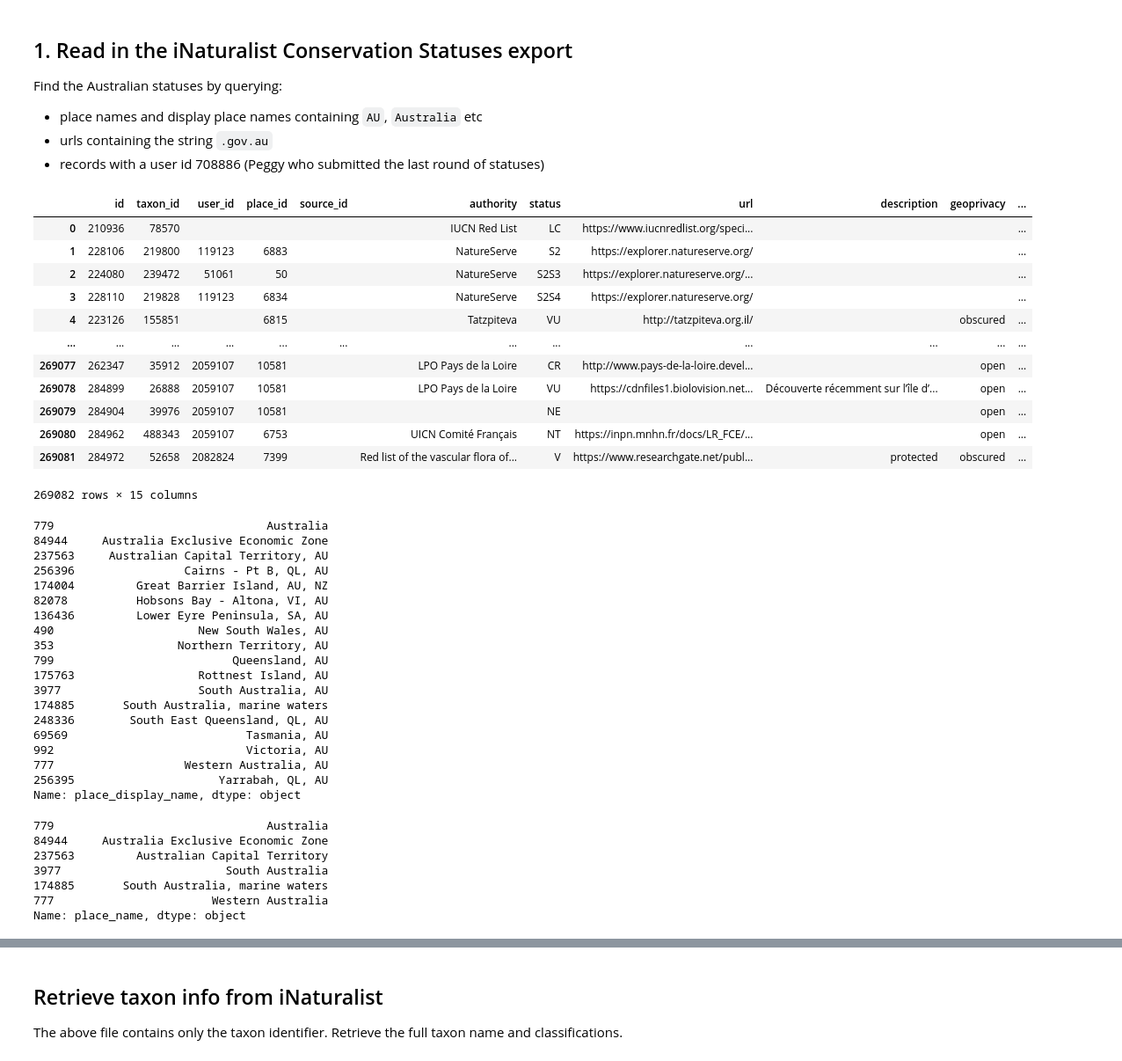
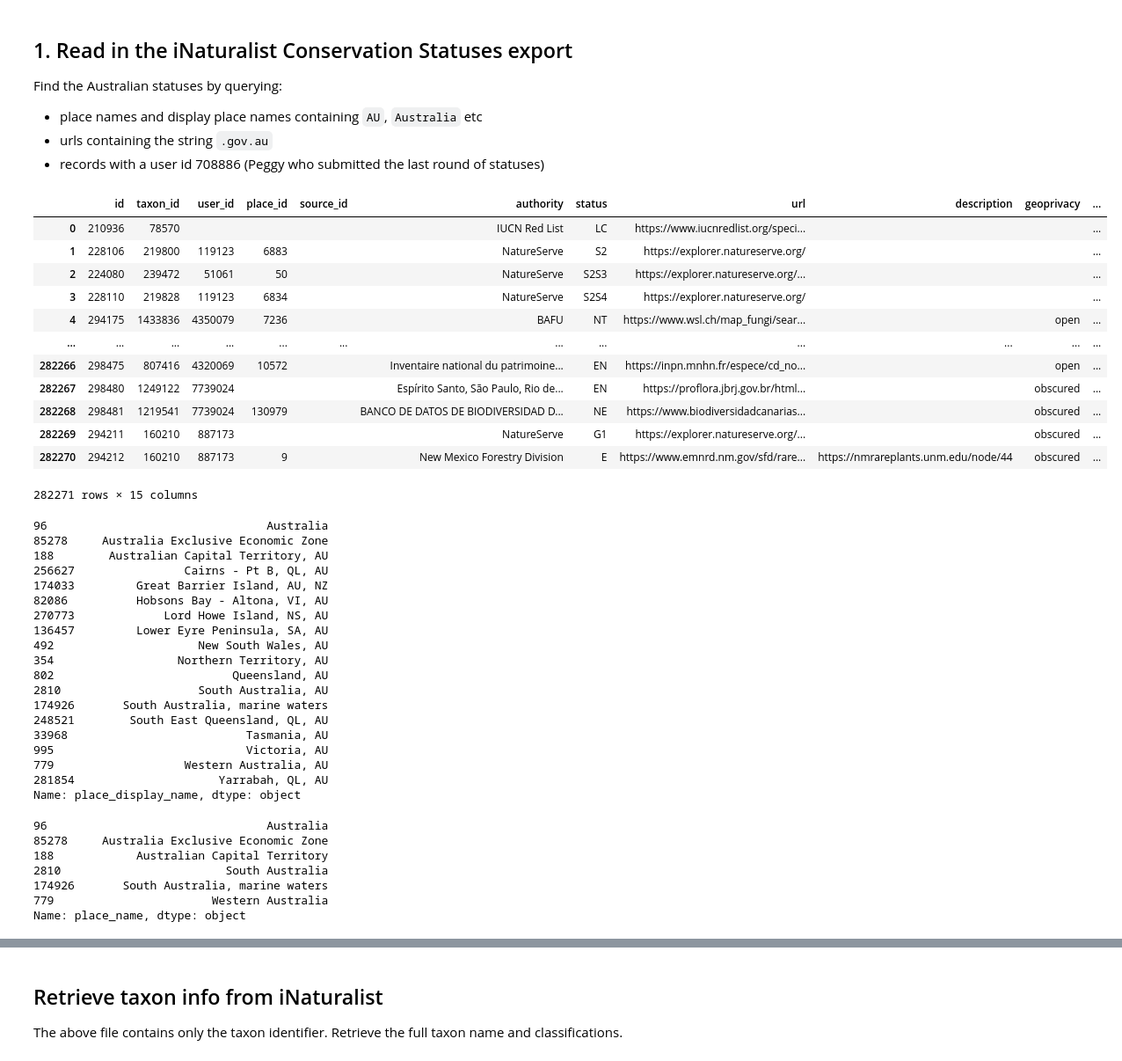
Before and after one commit to AtlasOfLivingAustralia/inaturalist-statuses, a Jupyter notebook: notebooks/collate-status-taxa.ipynb, the cells around one changed output, grey strips where cells are left out. Shown: that part at 88% size. Drawn from its saved outputs; the diff is of its cells as text; code cells hidden in the pictures.

```diff
--- a/notebooks/collate-status-taxa.ipynb
+++ b/notebooks/collate-status-taxa.ipynb
@@ -22,62 +22,62 @@ Find the Australian statuses by querying:
 # %%
 import os
 import pandas as pd
 projectdir = os.path.dirname(os.getcwd()) # get the parent directory of the current directory
-dataindir = projectdir + "data/in/"
-dataoutdir = projectdir + "data/out/"
-df = pd.read_csv(projectdir + "data/in/inaturalist-australia-9/inaturalist-australia-9-conservation_statuses.csv", encoding='UTF-8', na_filter=False, dtype=str)
+dataindir = projectdir + "/data/in/"
+dataoutdir = projectdir + "/data/out/"
+df = pd.read_csv(dataindir + "inaturalist-australia-9/inaturalist-australia-9-conservation_statuses.csv", encoding='UTF-8', na_filter=False, dtype=str)
 df
 # %% [output]
 |  | id | taxon_id | user_id | place_id | source_id | authority | status | url | description | geoprivacy | ... |
 | 0 | 210936 | 78570 |  |  |  | IUCN Red List | LC | https://www.iucnredlist.org/speci... |  |  | ... |
 | 1 | 228106 | 219800 | 119123 | 6883 |  | NatureServe | S2 | https://explorer.natureserve.org/ |  |  | ... |
 | 2 | 224080 | 239472 | 51061 | 50 |  | NatureServe | S2S3 | https://explorer.natureserve.org/... |  |  | ... |
 | 3 | 228110 | 219828 | 119123 | 6834 |  | NatureServe | S2S4 | https://explorer.natureserve.org/ |  |  | ... |
-| 4 | 223126 | 155851 |  | 6815 |  | Tatzpiteva | VU | http://tatzpiteva.org.il/ |  | obscured | ... |
+| 4 | 294175 | 1433836 | 4350079 | 7236 |  | BAFU | NT | https://www.wsl.ch/map_fungi/sear... |  | open | ... |
 | ... | ... | ... | ... | ... | ... | ... | ... | ... | ... | ... | ... |
-| 269077 | 262347 | 35912 | 2059107 | 10581 |  | LPO Pays de la Loire | CR | http://www.pays-de-la-loire.devel... |  | open | ... |
-| 269078 | 284899 | 26888 | 2059107 | 10581 |  | LPO Pays de la Loire | VU | https://cdnfiles1.biolovision.net... | Découverte récemment sur l’île d’... | open | ... |
-| 269079 | 284904 | 39976 | 2059107 | 10581 |  |  | NE |  |  | open | ... |
-| 269080 | 284962 | 488343 | 2059107 | 6753 |  | UICN Comité Français | NT | https://inpn.mnhn.fr/docs/LR_FCE/... |  | open | ... |
-| 269081 | 284972 | 52658 | 2082824 | 7399 |  | Red list of the vascular flora of... | V | https://www.researchgate.net/publ... | protected | obscured | ... |
+| 282266 | 298475 | 807416 | 4320069 | 10572 |  | Inventaire national du patrimoine... | EN | https://inpn.mnhn.fr/espece/cd_no... |  | open | ... |
+| 282267 | 298480 | 1249122 | 7739024 |  |  | Espírito Santo, São Paulo, Rio de... | EN | https://proflora.jbrj.gov.br/html... |  | obscured | ... |
+| 282268 | 298481 | 1219541 | 7739024 | 130979 |  | BANCO DE DATOS DE BIODIVERSIDAD D... | NE | https://www.biodiversidadcanarias... |  | obscured | ... |
+| 282269 | 294211 | 160210 | 887173 |  |  | NatureServe | G1 | https://explorer.natureserve.org/... |  | obscured | ... |
+| 282270 | 294212 | 160210 | 887173 | 9 |  | New Mexico Forestry Division | E | https://www.emnrd.nm.gov/sfd/rare... | https://nmrareplants.unm.edu/node/44 | obscured | ... |
-269082 rows × 15 columns
+282271 rows × 15 columns
 # %%
 # list of unique Aust place display names
 placedisplaydf = df['place_display_name'].drop_duplicates().sort_values()
 placedisplaydf = placedisplaydf[pd.Series(placedisplaydf).str.contains("AU|Australia|AUSTRALIA")]
 placedisplaydf
 # %% [output]
-779                               Australia
-84944     Australia Exclusive Economic Zone
-237563     Australian Capital Territory, AU
-256396                Cairns - Pt B, QL, AU
-174004         Great Barrier Island, AU, NZ
-82078          Hobsons Bay - Altona, VI, AU
-136436         Lower Eyre Peninsula, SA, AU
-490                     New South Wales, AU
-353                  Northern Territory, AU
-799                          Queensland, AU
-175763                  Rottnest Island, AU
-3977                    South Australia, AU
-174885       South Australia, marine waters
-248336        South East Queensland, QL, AU
-69569                          Tasmania, AU
-992                            Victoria, AU
-777                   Western Australia, AU
-256395                     Yarrabah, QL, AU
+96                                Australia
+85278     Australia Exclusive Economic Zone
+188        Australian Capital Territory, AU
+256627                Cairns - Pt B, QL, AU
+174033         Great Barrier Island, AU, NZ
+82086          Hobsons Bay - Altona, VI, AU
+270773             Lord Howe Island, NS, AU
+136457         Lower Eyre Peninsula, SA, AU
+492                     New South Wales, AU
+354                  Northern Territory, AU
+802                          Queensland, AU
+2810                    South Australia, AU
+174926       South Australia, marine waters
+248521        South East Queensland, QL, AU
+33968                          Tasmania, AU
+995                            Victoria, AU
+779                   Western Australia, AU
+281854                     Yarrabah, QL, AU
 Name: place_display_name, dtype: object
 # %%
 # list of unique Aust place names
 placedf = df['place_name'].drop_duplicates().sort_values()
-placedf = placedf[pd.Series(placedf).str.contains("AU|Australia|AUSTRALIA")]
+placedf = placedf[pd.Series(placedf).str.contains(", AU|Australia|AUSTRALIA")]
 placedf
 # %% [output]
-779                               Australia
-84944     Australia Exclusive Economic Zone
-237563         Australian Capital Territory
-3977                        South Australia
-174885       South Australia, marine waters
-777                       Western Australia
+96                                Australia
+85278     Australia Exclusive Economic Zone
+188            Australian Capital Territory
+2810                        South Australia
+174926       South Australia, marine waters
+779                       Western Australia
 Name: place_name, dtype: object
 # %%
 # list of unique Aust Govt urls
```
Also changed, not shown: parts of 10 cells of this notebook, 10 other files.
